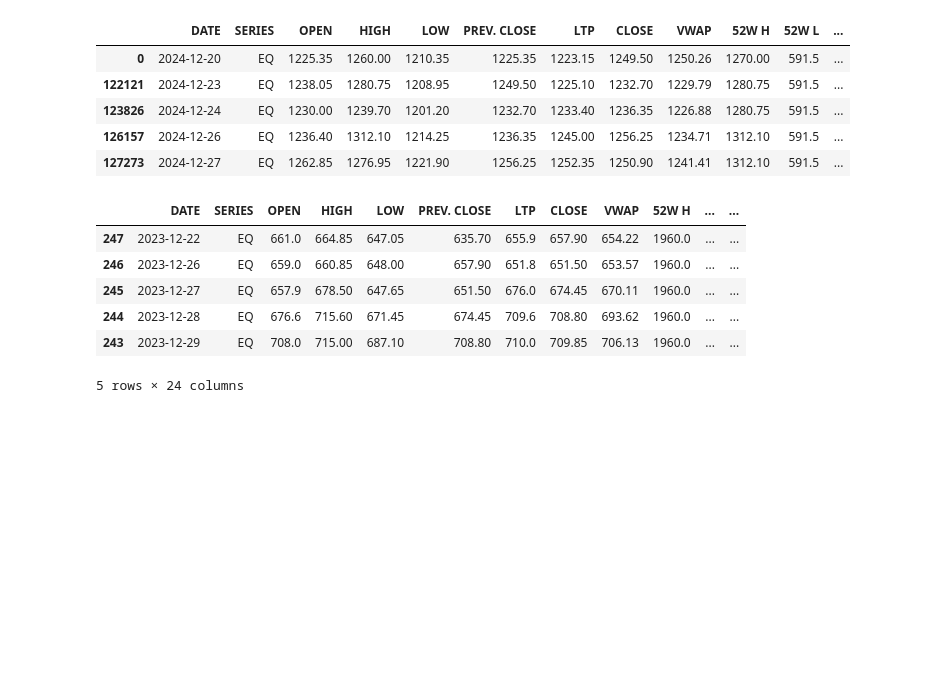
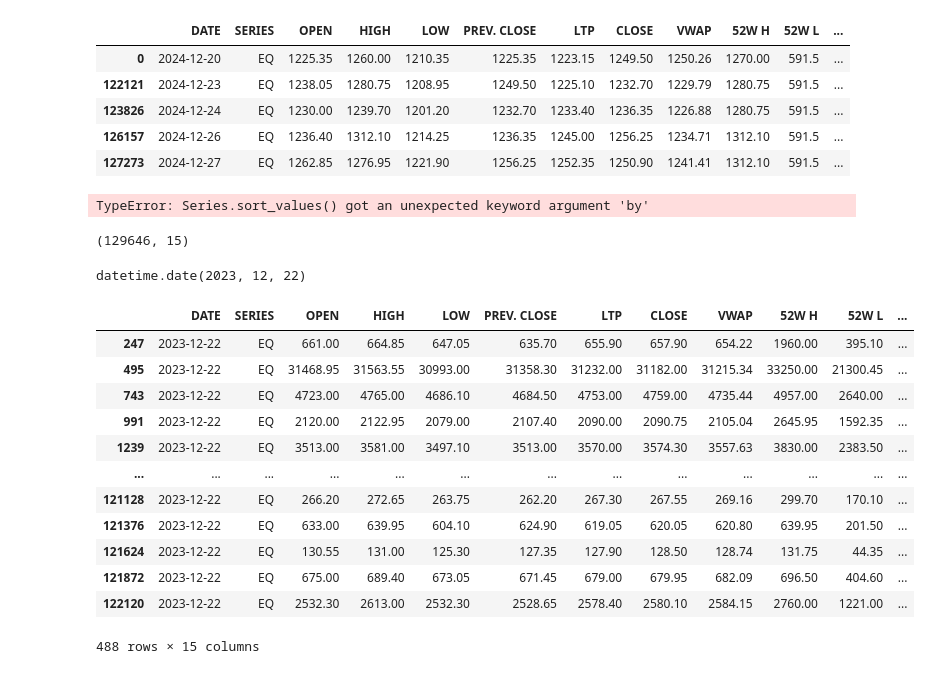
Before and after one commit to jai3703/chatbot_using_llm, a Jupyter notebook: technical_strategy.ipynb, the cells around one changed output. Cells and saved outputs as stored; diff of their text form; code cells hidden in the pictures; blank space fills up the shorter version.

```diff
--- a/technical_strategy.ipynb
+++ b/technical_strategy.ipynb
@@ -81,12 +101,31 @@ def process_dataframe(df):
     return df
 # %%
-processed_df = process_dataframe(df_symbol)
+processed_df = process_dataframe(df)
 display(processed_df.head())
 # %% [output]
-|  | DATE | SERIES | OPEN | HIGH | LOW | PREV. CLOSE | LTP | CLOSE | VWAP | 52W H | ... | ... |
-| 247 | 2023-12-22 | EQ | 661.0 | 664.85 | 647.05 | 635.70 | 655.9 | 657.90 | 654.22 | 1960.0 | ... | ... |
-| 246 | 2023-12-26 | EQ | 659.0 | 660.85 | 648.00 | 657.90 | 651.8 | 651.50 | 653.57 | 1960.0 | ... | ... |
-| 245 | 2023-12-27 | EQ | 657.9 | 678.50 | 647.65 | 651.50 | 676.0 | 674.45 | 670.11 | 1960.0 | ... | ... |
-| 244 | 2023-12-28 | EQ | 676.6 | 715.60 | 671.45 | 674.45 | 709.6 | 708.80 | 693.62 | 1960.0 | ... | ... |
-| 243 | 2023-12-29 | EQ | 708.0 | 715.00 | 687.10 | 708.80 | 710.0 | 709.85 | 706.13 | 1960.0 | ... | ... |
-5 rows × 24 columns
+TypeError: Series.sort_values() got an unexpected keyword argument 'by'
+# %%
+df.sort_values()
+# %% [output]
+(129646, 15)
+# %%
+df.DATE.min().date()
+# %% [output]
+datetime.date(2023, 12, 22)
+# %%
+df_date = df[df['DATE']==df.DATE.min()]
+df_date
+# %% [output]
+|  | DATE | SERIES | OPEN | HIGH | LOW | PREV. CLOSE | LTP | CLOSE | VWAP | 52W H | 52W L | ... |
+| 247 | 2023-12-22 | EQ | 661.00 | 664.85 | 647.05 | 635.70 | 655.90 | 657.90 | 654.22 | 1960.00 | 395.10 | ... |
+| 495 | 2023-12-22 | EQ | 31468.95 | 31563.55 | 30993.00 | 31358.30 | 31232.00 | 31182.00 | 31215.34 | 33250.00 | 21300.45 | ... |
+| 743 | 2023-12-22 | EQ | 4723.00 | 4765.00 | 4686.10 | 4684.50 | 4753.00 | 4759.00 | 4735.44 | 4957.00 | 2640.00 | ... |
+| 991 | 2023-12-22 | EQ | 2120.00 | 2122.95 | 2079.00 | 2107.40 | 2090.00 | 2090.75 | 2105.04 | 2645.95 | 1592.35 | ... |
+| 1239 | 2023-12-22 | EQ | 3513.00 | 3581.00 | 3497.10 | 3513.00 | 3570.00 | 3574.30 | 3557.63 | 3830.00 | 2383.50 | ... |
+| ... | ... | ... | ... | ... | ... | ... | ... | ... | ... | ... | ... | ... |
+| 121128 | 2023-12-22 | EQ | 266.20 | 272.65 | 263.75 | 262.20 | 267.30 | 267.55 | 269.16 | 299.70 | 170.10 | ... |
+| 121376 | 2023-12-22 | EQ | 633.00 | 639.95 | 604.10 | 624.90 | 619.05 | 620.05 | 620.80 | 639.95 | 201.50 | ... |
+| 121624 | 2023-12-22 | EQ | 130.55 | 131.00 | 125.30 | 127.35 | 127.90 | 128.50 | 128.74 | 131.75 | 44.35 | ... |
+| 121872 | 2023-12-22 | EQ | 675.00 | 689.40 | 673.05 | 671.45 | 679.00 | 679.95 | 682.09 | 696.50 | 404.60 | ... |
+| 122120 | 2023-12-22 | EQ | 2532.30 | 2613.00 | 2532.30 | 2528.65 | 2578.40 | 2580.10 | 2584.15 | 2760.00 | 1221.00 | ... |
+488 rows × 15 columns
```
Also changed, not shown: parts of 2 cells of this notebook, 3 other files.
